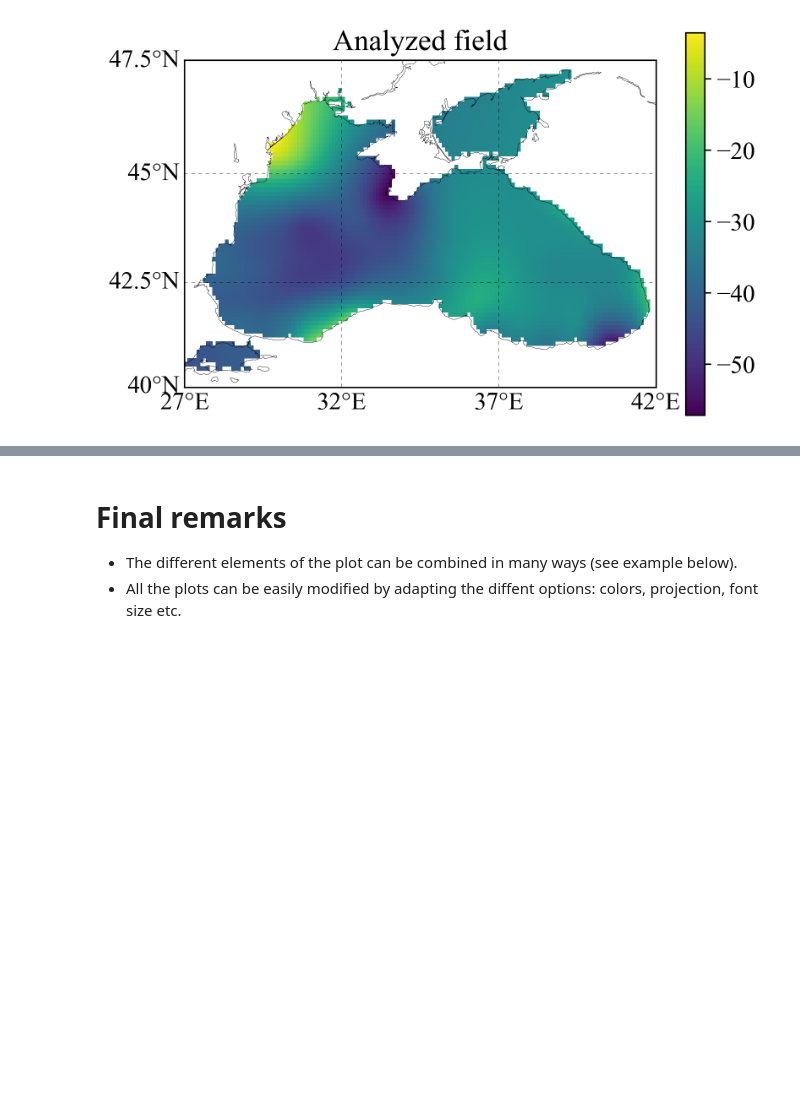
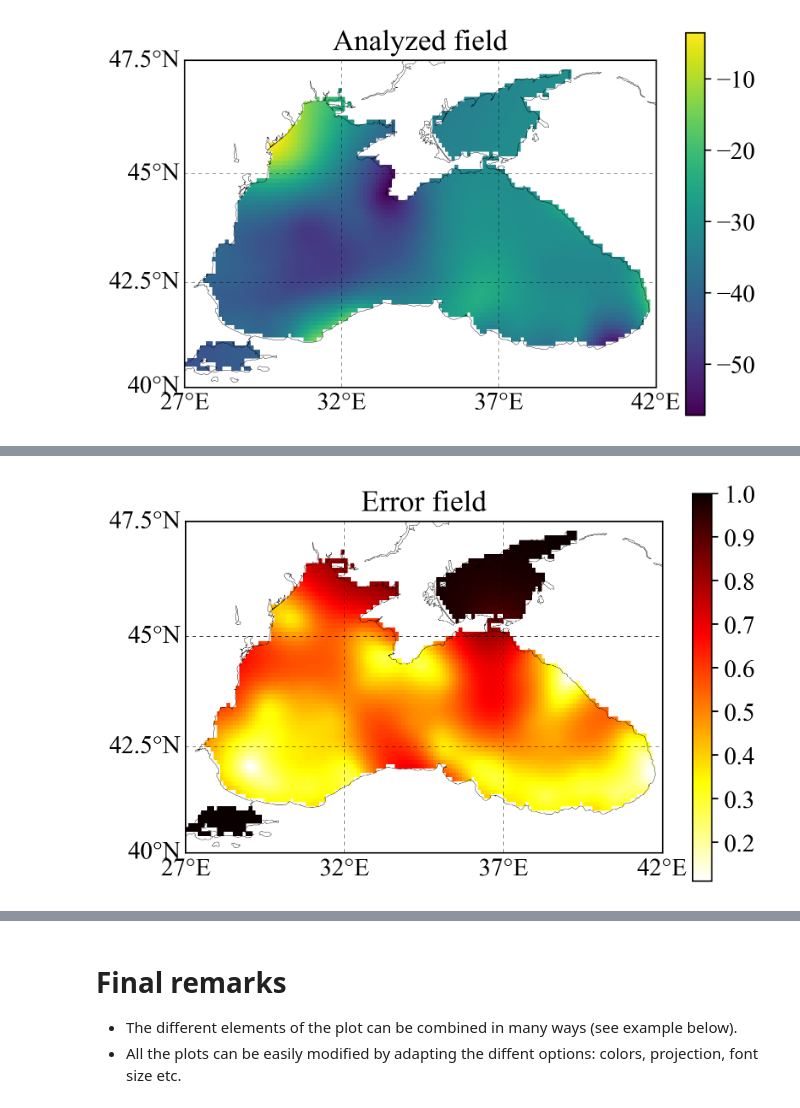
Before and after one commit to gher-uliege/DivaPythonTools, a Jupyter notebook: Notebooks/run_diva2D_MLD.ipynb, the cells around one changed output, grey strips where cells are left out. Saved outputs shown, nothing was run; the diff lists cells and outputs as text; code cells hidden in the pictures; blank space fills up the shorter version.

Commit message:
add error field plot

```diff
--- a/Notebooks/run_diva2D_MLD.ipynb
+++ b/Notebooks/run_diva2D_MLD.ipynb
@@ -80,0 +83,4 @@ Variance of the background field: 0.0
+# %%
+Param.ispec = -101
+Param.varbak = 1.0
+Param.write_to(paramfile)
@@ -180,0 +195,15 @@ plt.close()
+# %%
+fig = plt.figure()
+ax = plt.subplot(111)
+m.ax = ax
+errorplot = analysis2d.add_to_plot(field='error', m=m, cmap=plt.cm.hot_r)
+m.drawmeridians(np.linspace(Param.xori, Param.xend, 4), labels=[0, 0, 0, 1], linewidth=0.2)
+m.drawparallels(np.linspace(Param.yori, Param.yend, 4), labels=[1, 0, 0, 0], linewidth=0.2)
+m.drawcoastlines(linewidth=0.2, zorder=3)
+plt.colorbar(errorplot)
+plt.title('Error field')
+plt.savefig(os.path.join(figdir, 'errorfield.png'))
+plt.show()
+plt.close()
+# %% [output]
+[figure, added]
```
Also changed, not shown: parts of 10 cells of this notebook.
